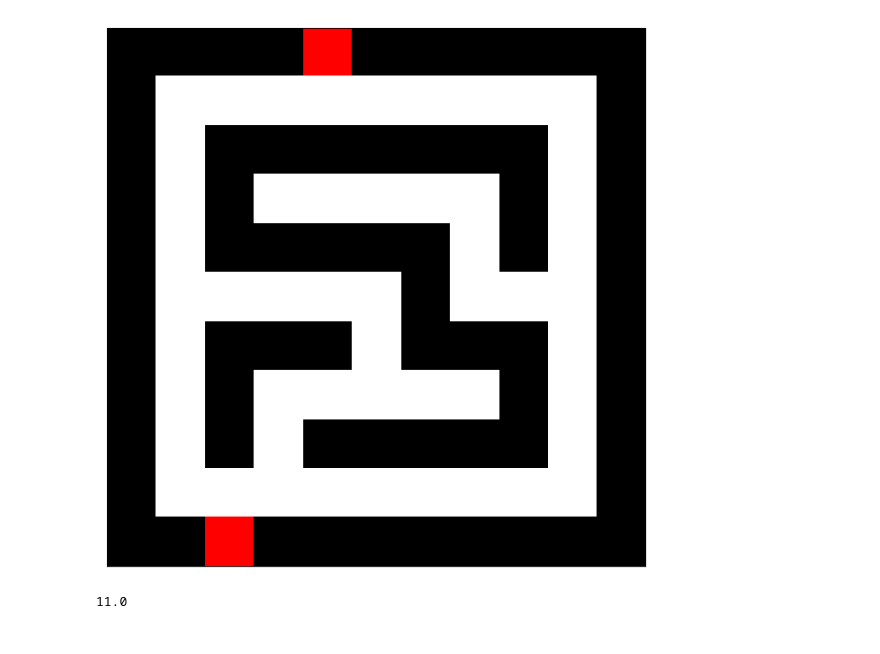
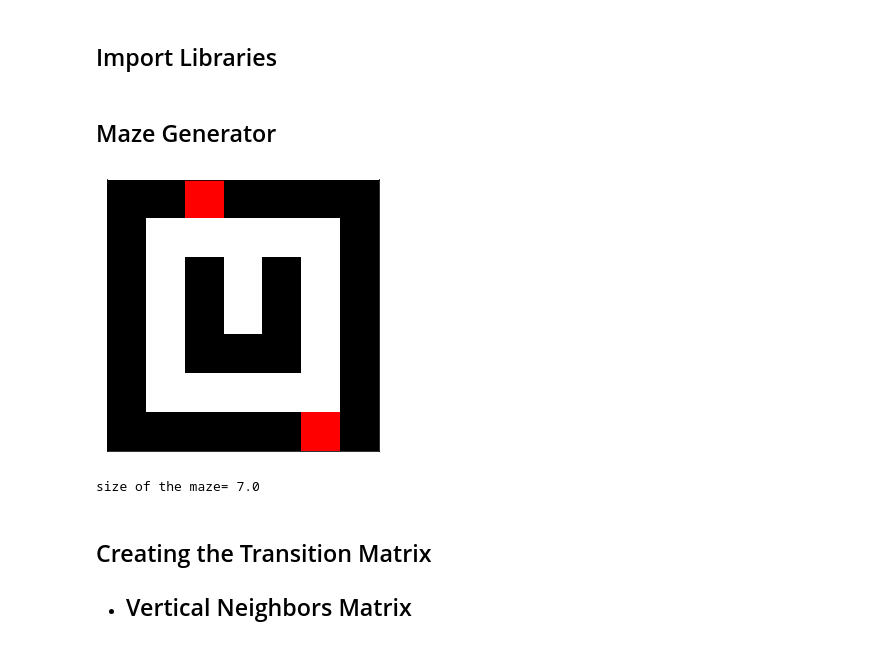
Before and after one commit to haltugyildirim/markovmaze, a Jupyter notebook: markov_maze.ipynb, the cells around one changed output. Saved outputs shown, nothing was run; the diff lists cells and outputs as text; code cells hidden in the pictures.

```diff
--- a/markov_maze.ipynb
+++ b/markov_maze.ipynb
@@ -2,0 +18,2 @@ import pyemma
+# %% [markdown]
+## Import Libraries
@@ -3,12 +30,6 @@ import pyemma
+# %% [markdown]
+## Maze Generator
 # %%
-import numpy
-from numpy.random import random_integers as randint
-import matplotlib as mpl
-import matplotlib.pyplot as pyplot
-import random
-from fractions import Fraction
-import warnings
-
 # Beautify
 warnings.filterwarnings("ignore", category=DeprecationWarning)
 
@@ -22,7 +43,7 @@ def maze(width=50, height=50, complexity=.75, density=.75):
     density    = int(density * ((shape[0] // 2) * (shape[1] // 2)))
 
     # Fill maze with walls
-    Z = numpy.zeros(shape, dtype=float)
+    Z = np.zeros(shape, dtype=float)
 
     # Set borders
     Z[0, :] = Z[-1, :] = 1
@@ -49,43 +70,47 @@ def maze(width=50, height=50, complexity=.75, density=.75):
     while True:
         x = randint(1, height - 1)
         if Z[1, x] == 0:
             Z[0, x] = 0.5
             break
 
     # Set exit
     while True:
         x = randint(1, width - 1)
         if Z[height - 1, x] == 0:
             Z[height, x] = 0.5
             break
     return Z
 
 # Generate the maze
-dimension = 11
+dimension = 7
 if dimension == 1:
     dimension = 3
 if dimension % 2 != 0:dimension -=1
 width = height = dimension
 Z = maze(width,height)
 
 # Draw the maze'
 cmap = mpl.colors.ListedColormap(['white', 'red', 'black'])
-figureSize = 10
-pyplot.figure(figsize=(figureSize, figureSize))
-pyplot.imshow(Z, cmap=cmap, interpolation='none')
-pyplot.xticks([]), pyplot.yticks([])
-pyplot.show()
+figureSize = 5
+plt.figure(figsize=(figureSize, figureSize))
+plt.imshow(Z, cmap=cmap, interpolation='none')
+plt.xticks([]), plt.yticks([])
+plt.show()
 
 # Set start and exit as white
 for x in range(width + 1):
     for y in range(height + 1):
         if Z[y, x] == 0.5: Z[y, x] = 0
 M=Z
-print(numpy.sqrt(M.size))
-a=numpy.sqrt(M.size)
-width = height = a.astype(numpy.int64)
+print("size of the maze=", np.sqrt(M.size))
+a=np.sqrt(M.size)
+width = height = a.astype(np.int64)
 # %% [output]
-[figure, old version]
+[figure, new version]
-11.0
+size of the maze= 7.0
+# %% [markdown]
+## Creating the Transition Matrix
+
+* ## Vertical Neighbors Matrix
 # %%
 s=(height*width,width*height)
```
Also changed, not shown: parts of 18 cells of this notebook.
